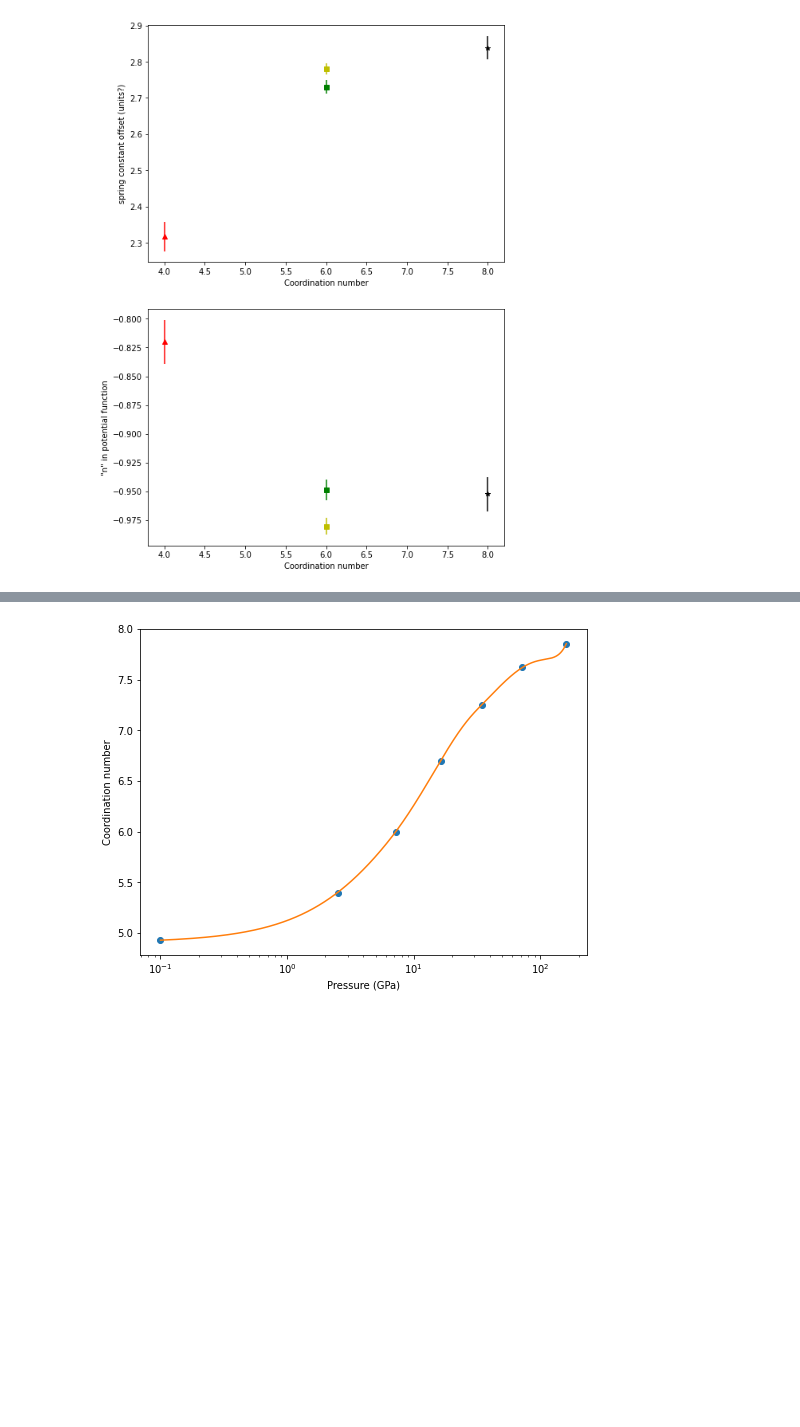
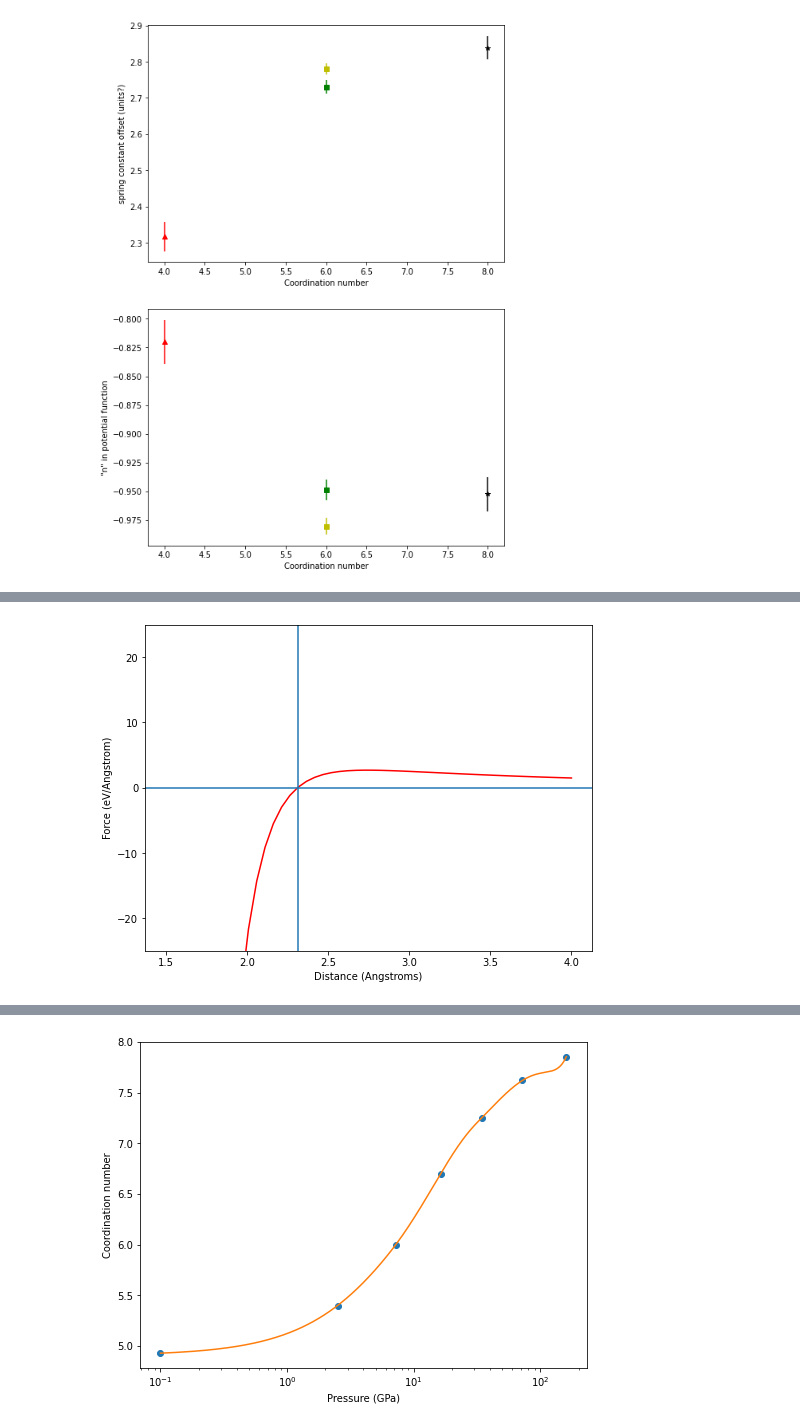
Before and after one commit to andreww/isofrac, a Jupyter notebook: potential_figure.ipynb, the cells around one changed output, grey strips where cells are left out. Cells and saved outputs as stored; diff of their text form; code cells hidden in the pictures; blank space fills up the shorter version.

```diff
--- a/potential_figure.ipynb
+++ b/potential_figure.ipynb
@@ -474,3 +583,16 @@ plt.show()
+# %%
+rs = np.linspace(1.5E-10, 4.0E-10)
+fig, ax = plt.subplots(figsize=(8,6))
+
+ax.plot(rs*m2ang, de_by_dr(rs, 2.0*qfac, -2.0*qfac, cal_b(r0*1E-10, 2.0*qfac, -2.0*qfac, 12), 12)*j2ev/m2ang, 'r')
+ax.axvline(r0)
+ax.axhline(0.0)
+ax.set_ylim(-25, 25)
+ax.set_xlabel('Distance (Angstroms)')
+ax.set_ylabel('Force (eV/Angstrom)')
+plt.show()
+# %% [output]
+[figure, added]
 # %%
 import scipy.interpolate as spi
 # %%
```
Also changed, not shown: parts of 6 cells of this notebook.
